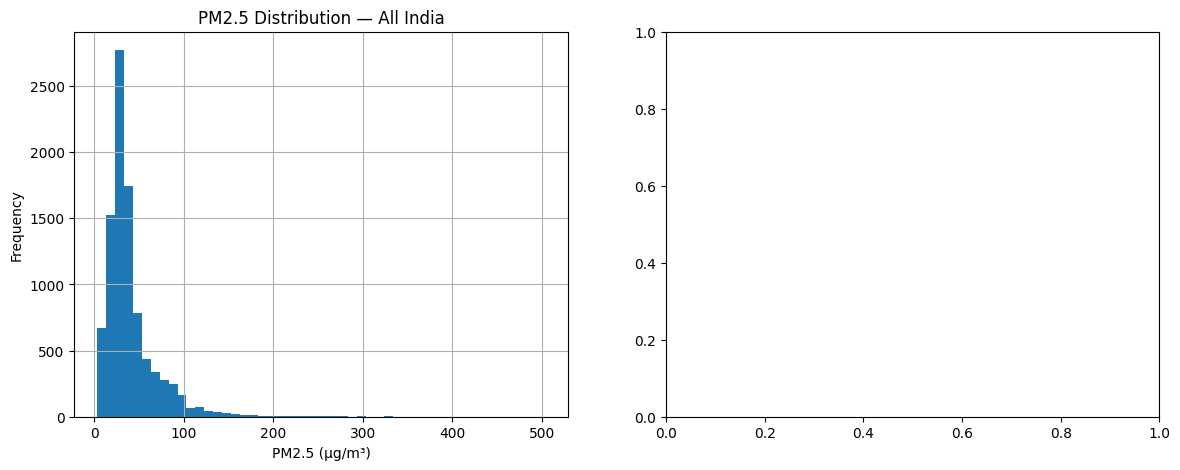
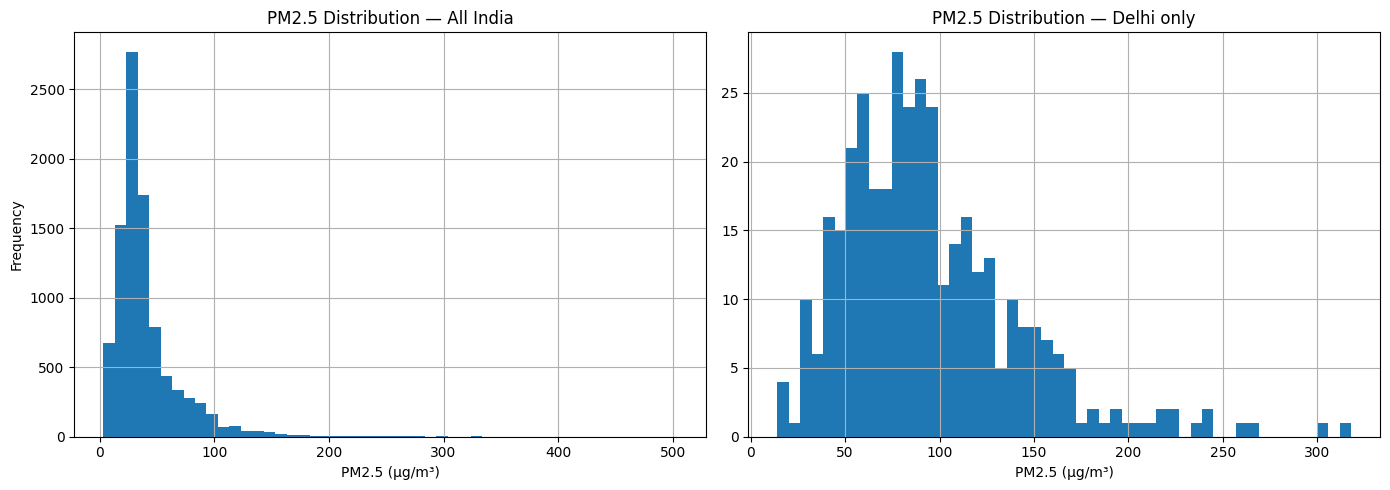
Code edit (unified diff) that turned the first committed figure into the second:
--- before
+++ after
@@ -5,2 +5,10 @@
 axes[0].set_xlabel("PM2.5 (µg/m³)")
 axes[0].set_ylabel("Frequency")
+
+delhi["pm2_5"].dropna().hist(bins=50, ax=axes[1])
+axes[1].set_title("PM2.5 Distribution — Delhi only")
+axes[1].set_xlabel("PM2.5 (µg/m³)")
+    
+plt.tight_layout()
+plt.savefig("pm25_delhi_vs_india.png", dpi=150)
+plt.show()

Commit: visualize Delhi vs India PM2.5 levels